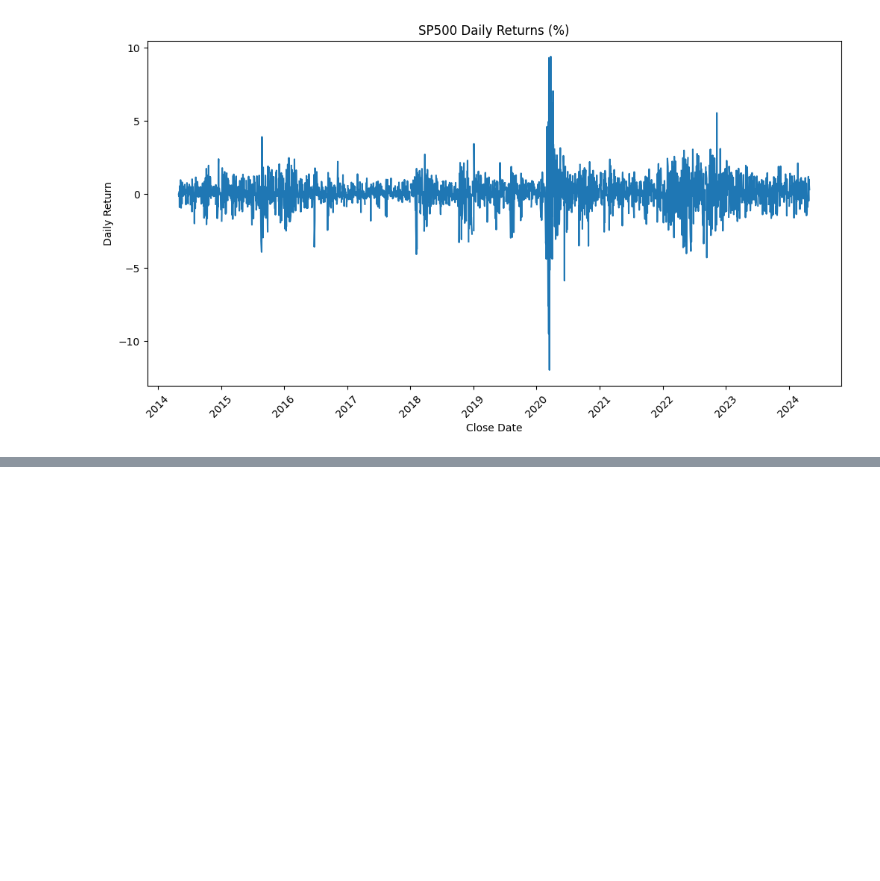
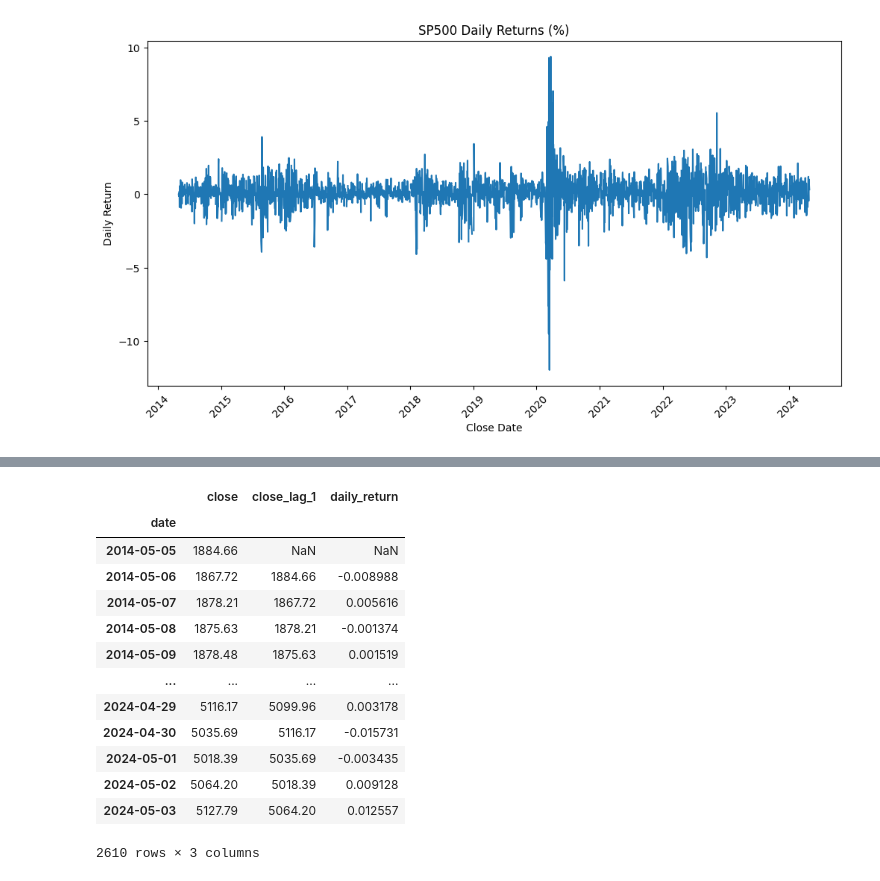
Before and after one commit to alporter08/stocks-feed, a Jupyter notebook: notebooks/api_explore.ipynb, the cells around one changed output, grey strips where cells are left out. Saved outputs shown, nothing was run; the diff lists cells and outputs as text; code cells hidden in the pictures; blank space fills up the shorter version.

```diff
--- a/notebooks/api_explore.ipynb
+++ b/notebooks/api_explore.ipynb
@@ -120,0 +141,19 @@ s.df
+# %%
+idx = Index()
+# %%
+idx.df
+# %% [output]
+|  | close | close_lag_1 | daily_return |
+| date |  |  |  |
+| 2014-05-05 | 1884.66 | NaN | NaN |
+| 2014-05-06 | 1867.72 | 1884.66 | -0.008988 |
+| 2014-05-07 | 1878.21 | 1867.72 | 0.005616 |
+| 2014-05-08 | 1875.63 | 1878.21 | -0.001374 |
+| 2014-05-09 | 1878.48 | 1875.63 | 0.001519 |
+| ... | ... | ... | ... |
+| 2024-04-29 | 5116.17 | 5099.96 | 0.003178 |
+| 2024-04-30 | 5035.69 | 5116.17 | -0.015731 |
+| 2024-05-01 | 5018.39 | 5035.69 | -0.003435 |
+| 2024-05-02 | 5064.20 | 5018.39 | 0.009128 |
+| 2024-05-03 | 5127.79 | 5064.20 | 0.012557 |
+2610 rows × 3 columns
```
Also changed, not shown: parts of 11 cells of this notebook, 1 other file.
